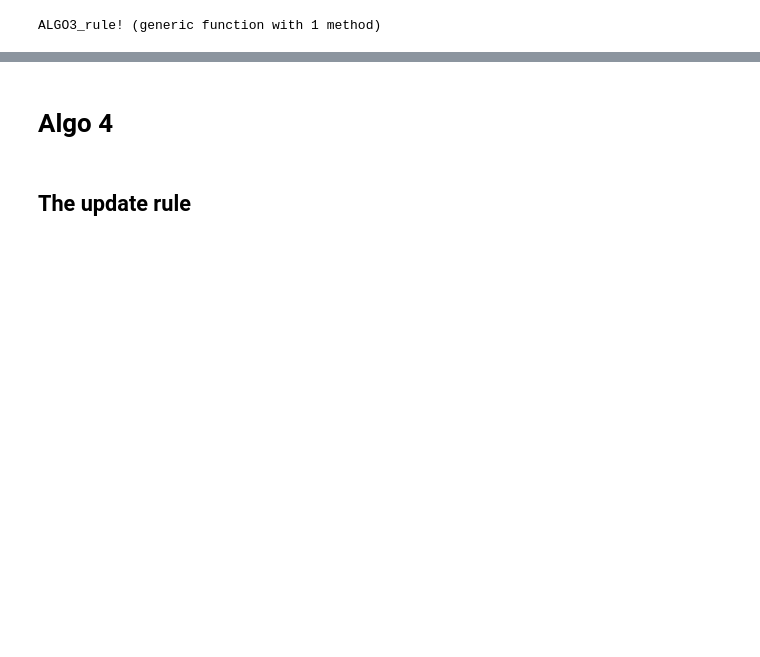
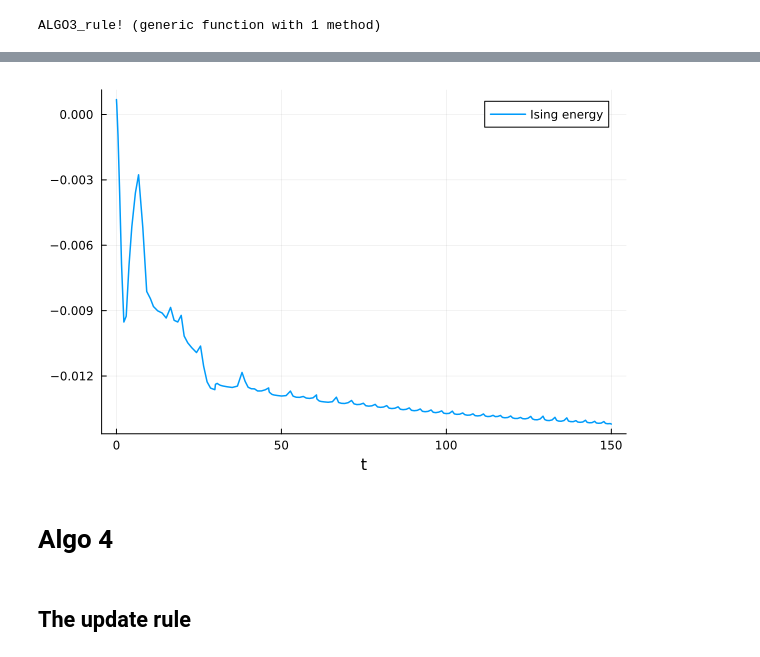
Before and after one commit to Modaino/Embeddings, a Jupyter notebook: embedding.ipynb, the cells around one changed output, grey strips where cells are left out. Drawn from its saved outputs; the diff is of its cells as text; code cells hidden in the pictures; blank space fills up the shorter version.

```diff
--- a/embedding.ipynb
+++ b/embedding.ipynb
@@ -267,0 +318,13 @@ $$
+# %%
+# define problem and run simulation
+params = (1.9, 1.0, 0.1, N, J)     # (p, a, b, N, J)
+tspan = (0.0,150.0)
+
+# initial condition(s)
+u0 = rand(N+N*N)
+u0[1:N] = 0.95*(2*rand(N)-ones(N))   # This is x(t=0)
+#u0[N:] = ones(N*N);              # This is e(t=0)
+
+#p, beta, alpha, N J
+prob = ODEProblem(ALGO3_rule!, u0, tspan, params)
+sol = solve(prob, Tsit5());
@@ -268,3 +339,7 @@ $$
+# %%
+plot(sol.t, [ x_t[1:N]'*(J * x_t[1:N]) for x_t in sol.u], label="Ising energy", lw=1.5, xlabel="t")
+# %% [output]
+[figure, added]
 # %% [markdown]
 # Algo 4
 # %% [markdown]
```
Also changed, not shown: parts of 39 cells of this notebook.
